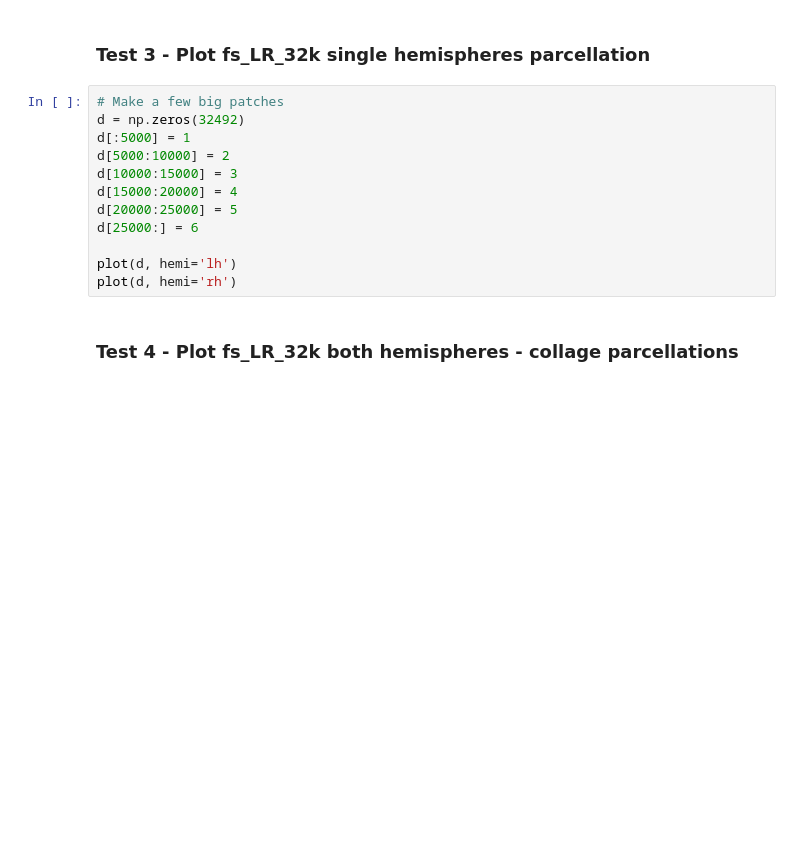
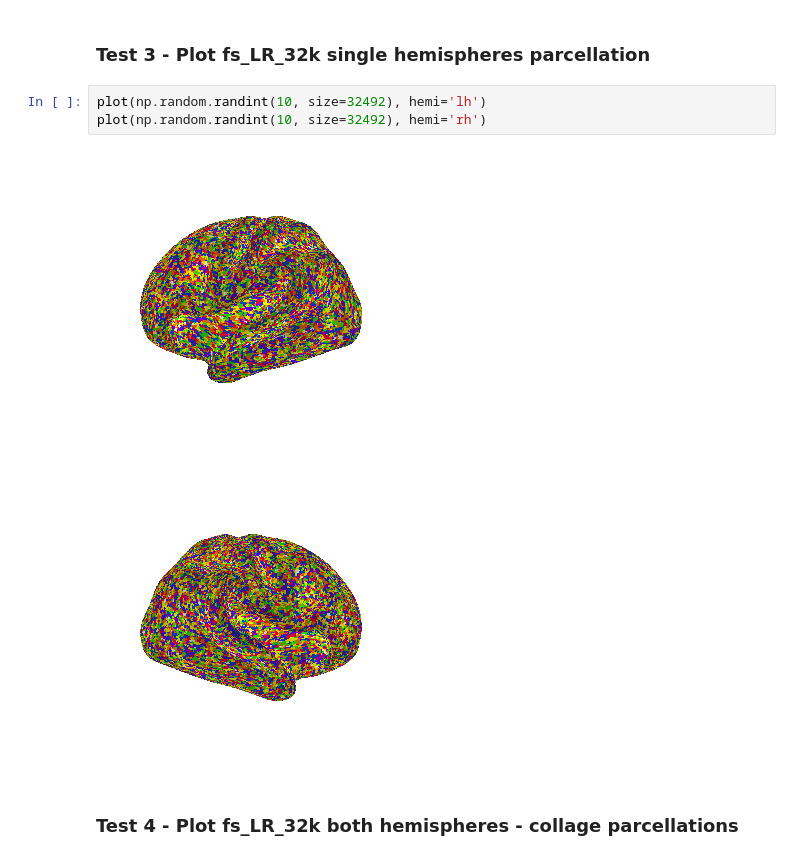
Before and after one commit to sahahn/neurotools, a Jupyter notebook: examples/plot test cases.ipynb, the cells around one changed output. Drawn from its saved outputs; the diff is of its cells as text; blank space fills up the shorter version.

```diff
--- a/examples/plot test cases.ipynb
+++ b/examples/plot test cases.ipynb
@@ -28,17 +29,11 @@ plot(np.random.random(32492 * 2), symmetric_cbar=True)
 # %% [markdown]
 ### Test 3 - Plot fs_LR_32k single hemispheres parcellation
 # %%
-# Make a few big patches
-d = np.zeros(32492)
-d[:5000] = 1
-d[5000:10000] = 2
-d[10000:15000] = 3
-d[15000:20000] = 4
-d[20000:25000] = 5
-d[25000:] = 6
-
-plot(d, hemi='lh')
-plot(d, hemi='rh')
+plot(np.random.randint(10, size=32492), hemi='lh')
+plot(np.random.randint(10, size=32492), hemi='rh')
+# %% [output]
+[figure, added]
+[figure, added]
 # %% [markdown]
 ### Test 4 - Plot fs_LR_32k both hemispheres - collage parcellations
 # %%
```
Also changed, not shown: parts of 8 cells of this notebook, 4 other files.
